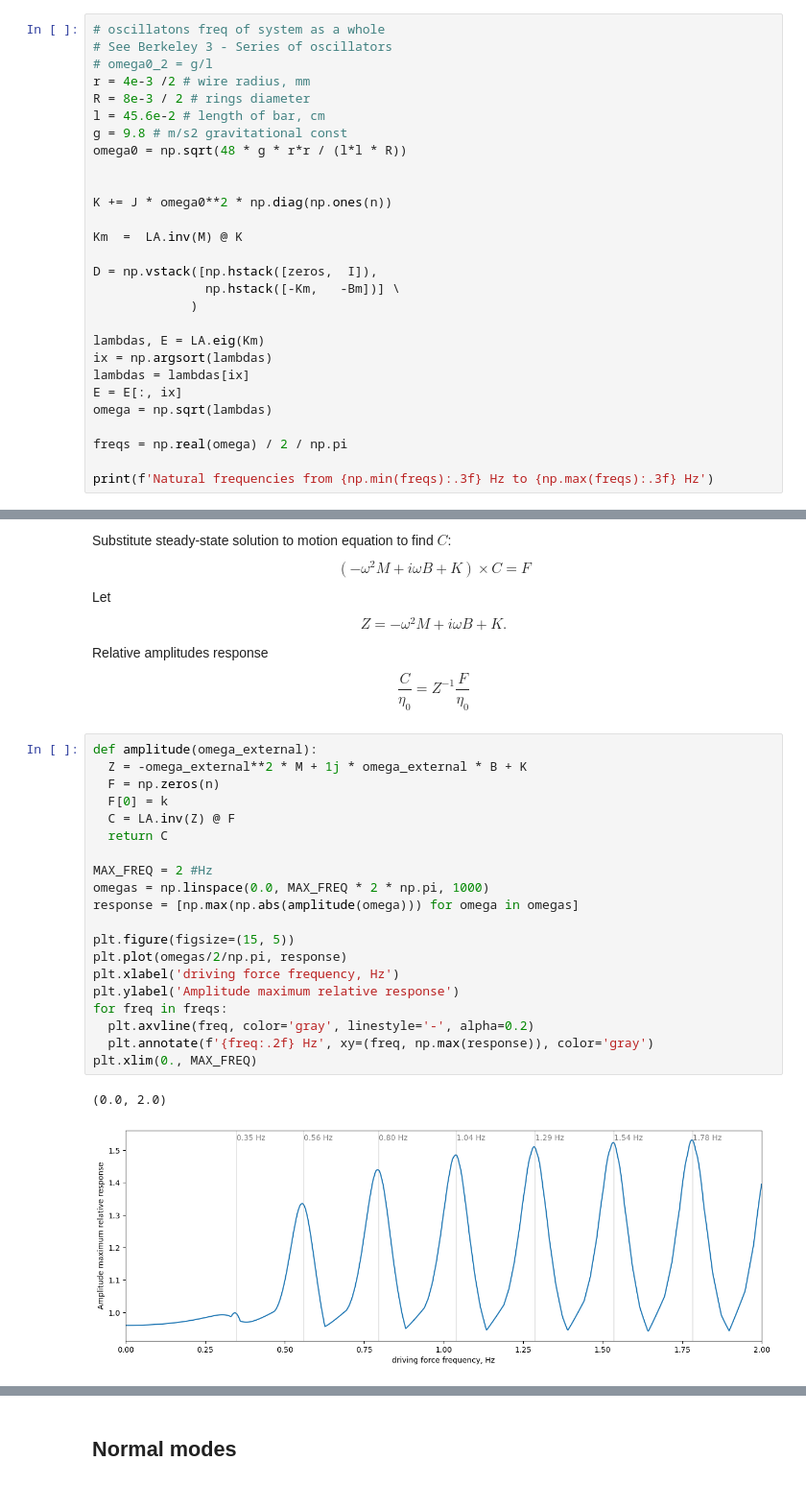
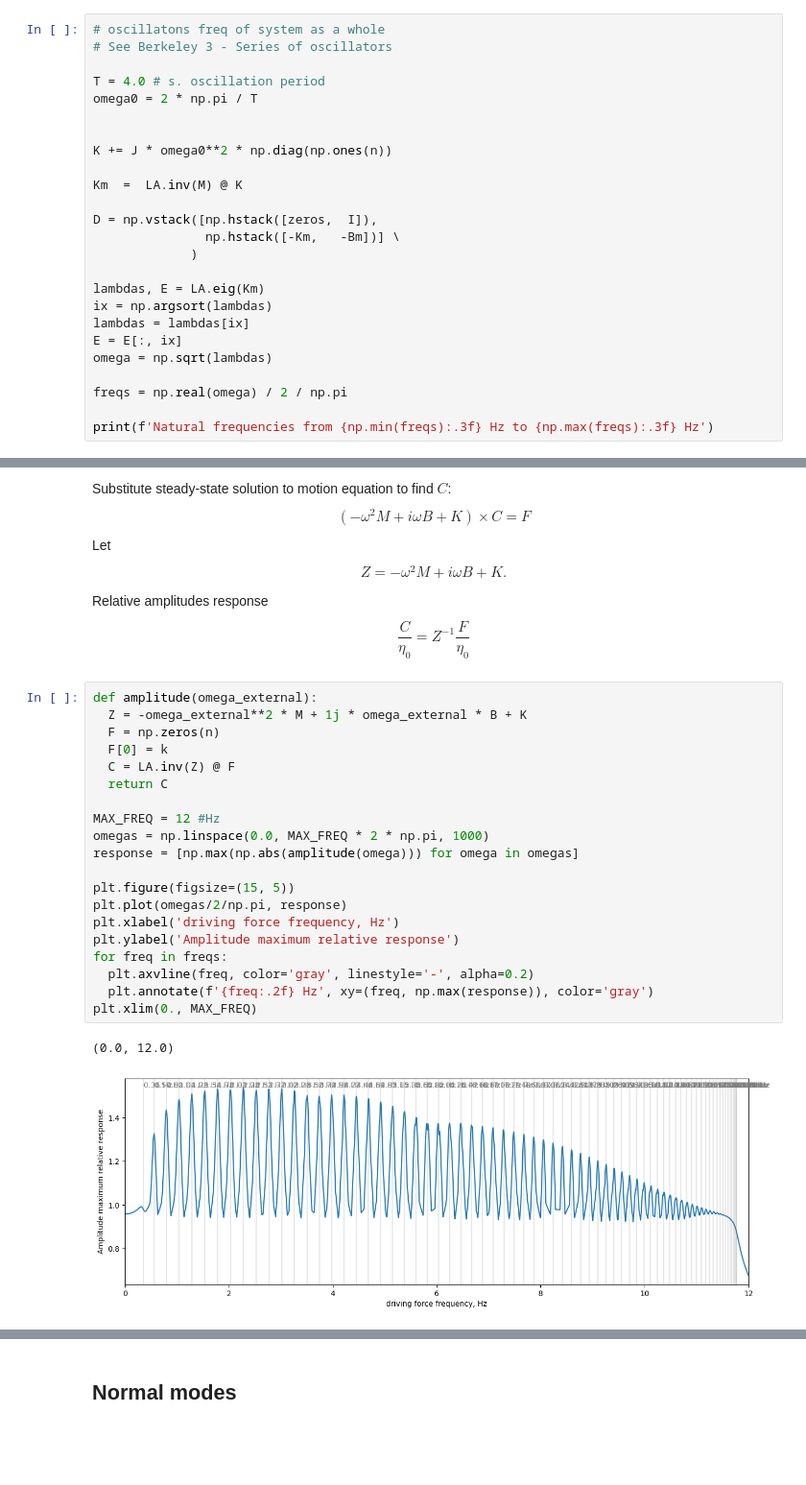
Before and after one commit to evgeny-kolonsky/Lab3_MW, a Jupyter notebook: Lab3_MW.ipynb, the cells around one changed output, grey strips where cells are left out. Shown at 96% size. Saved outputs shown, nothing was run; the diff lists cells and outputs as text; blank space fills up the shorter version.

Commit message:
v.0.1.23 pendulum period measured

```diff
--- a/Lab3_MW.ipynb
+++ b/Lab3_MW.ipynb
@@ -142,12 +128,9 @@ where $g$ is gravitational constant.
 # %%
 # oscillatons freq of system as a whole
 # See Berkeley 3 - Series of oscillators
-# omega0_2 = g/l
-r = 4e-3 /2 # wire radius, mm
-R = 8e-3 / 2 # rings diameter
-l = 45.6e-2 # length of bar, cm
-g = 9.8 # m/s2 gravitational const
-omega0 = np.sqrt(48 * g * r*r / (l*l * R))
+
+T = 4.0 # s. oscillation period
+omega0 = 2 * np.pi / T
 
 
 K += J * omega0**2 * np.diag(np.ones(n))
@@ -203,26 +186,26 @@ Relative amplitudes response
 # %%
 def amplitude(omega_external):
   Z = -omega_external**2 * M + 1j * omega_external * B + K
   F = np.zeros(n)
   F[0] = k
   C = LA.inv(Z) @ F
   return C
 
-MAX_FREQ = 2 #Hz
+MAX_FREQ = 12 #Hz
 omegas = np.linspace(0.0, MAX_FREQ * 2 * np.pi, 1000)
 response = [np.max(np.abs(amplitude(omega))) for omega in omegas]
 
 plt.figure(figsize=(15, 5))
 plt.plot(omegas/2/np.pi, response)
 plt.xlabel('driving force frequency, Hz')
 plt.ylabel('Amplitude maximum relative response')
 for freq in freqs:
   plt.axvline(freq, color='gray', linestyle='-', alpha=0.2)
   plt.annotate(f'{freq:.2f} Hz', xy=(freq, np.max(response)), color='gray')
 plt.xlim(0., MAX_FREQ)
 # %% [output]
-(0.0, 2.0)
+(0.0, 12.0)
-[figure, old version]
+[figure, new version]
 # %%
 from matplotlib.ticker import FuncFormatter, MultipleLocator
 
```
Also changed, not shown: parts of 11 cells of this notebook.
